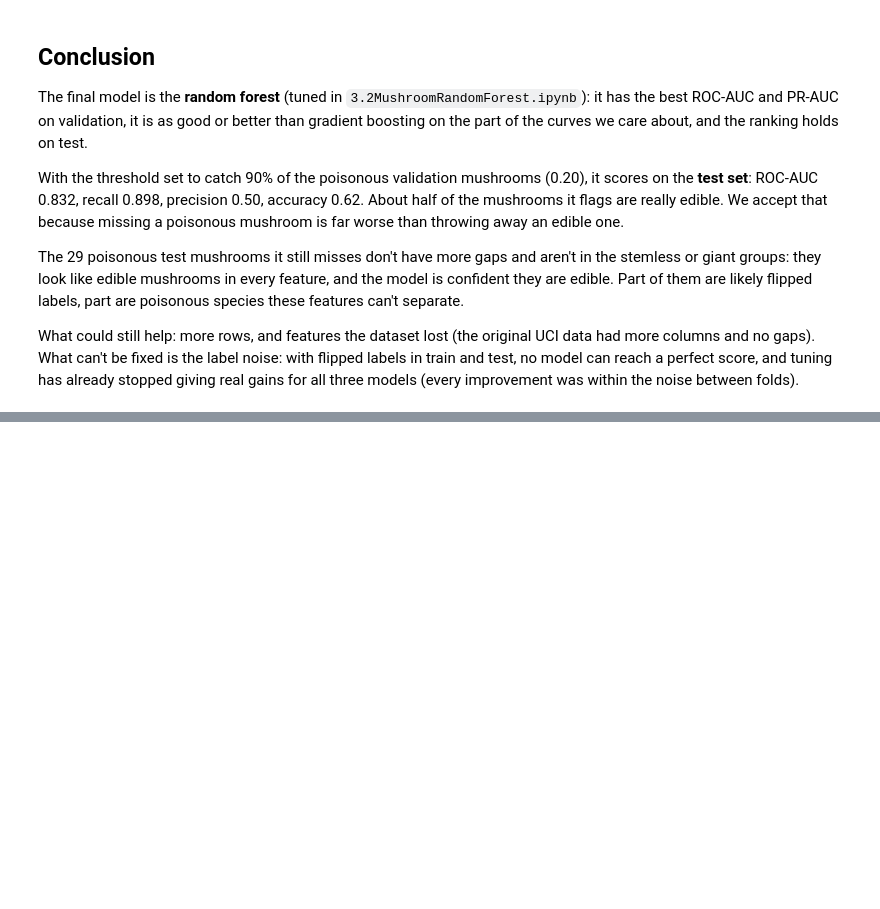
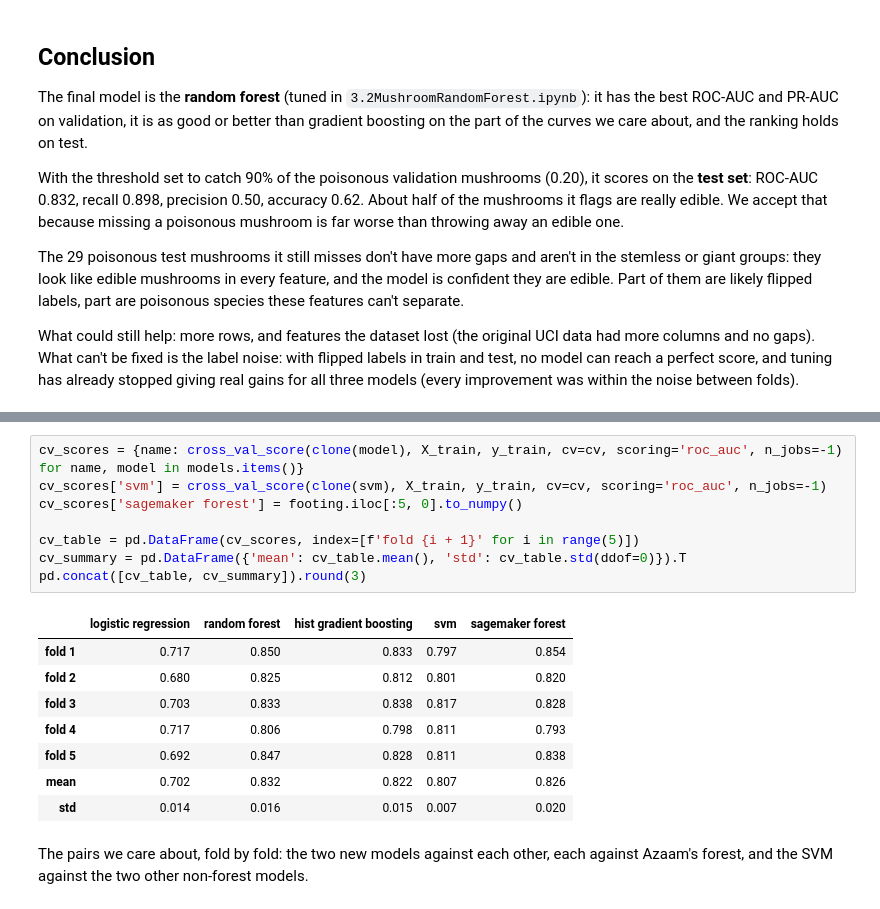
Before and after one commit to WillemSterckx/Skooma-Cats, a Jupyter notebook: Mushroom/4MushroomCompare.ipynb, the cells around one changed output, grey strips where cells are left out. Cells and saved outputs as stored; diff of their text form; blank space fills up the shorter version.

```diff
--- a/Mushroom/4MushroomCompare.ipynb
+++ b/Mushroom/4MushroomCompare.ipynb
@@ -321,0 +497,19 @@ What could still help: more rows, and features the dataset lost (the original UC
+# %%
+cv_scores = {name: cross_val_score(clone(model), X_train, y_train, cv=cv, scoring='roc_auc', n_jobs=-1) for name, model in models.items()}
+cv_scores['svm'] = cross_val_score(clone(svm), X_train, y_train, cv=cv, scoring='roc_auc', n_jobs=-1)
+cv_scores['sagemaker forest'] = footing.iloc[:5, 0].to_numpy()
+
+cv_table = pd.DataFrame(cv_scores, index=[f'fold {i + 1}' for i in range(5)])
+cv_summary = pd.DataFrame({'mean': cv_table.mean(), 'std': cv_table.std(ddof=0)}).T
+pd.concat([cv_table, cv_summary]).round(3)
+# %% [output]
+|  | logistic regression | random forest | hist gradient boosting | svm | sagemaker forest |
+| fold 1 | 0.717 | 0.850 | 0.833 | 0.797 | 0.854 |
+| fold 2 | 0.680 | 0.825 | 0.812 | 0.801 | 0.820 |
+| fold 3 | 0.703 | 0.833 | 0.838 | 0.817 | 0.828 |
+| fold 4 | 0.717 | 0.806 | 0.798 | 0.811 | 0.793 |
+| fold 5 | 0.692 | 0.847 | 0.828 | 0.811 | 0.838 |
+| mean | 0.702 | 0.832 | 0.822 | 0.807 | 0.826 |
+| std | 0.014 | 0.016 | 0.015 | 0.007 | 0.020 |
+# %% [markdown]
+The pairs we care about, fold by fold: the two new models against each other, each against Azaam's forest, and the SVM against the two other non-forest models.
```
Also changed, not shown: parts of 42 cells of this notebook, 5 other files.
